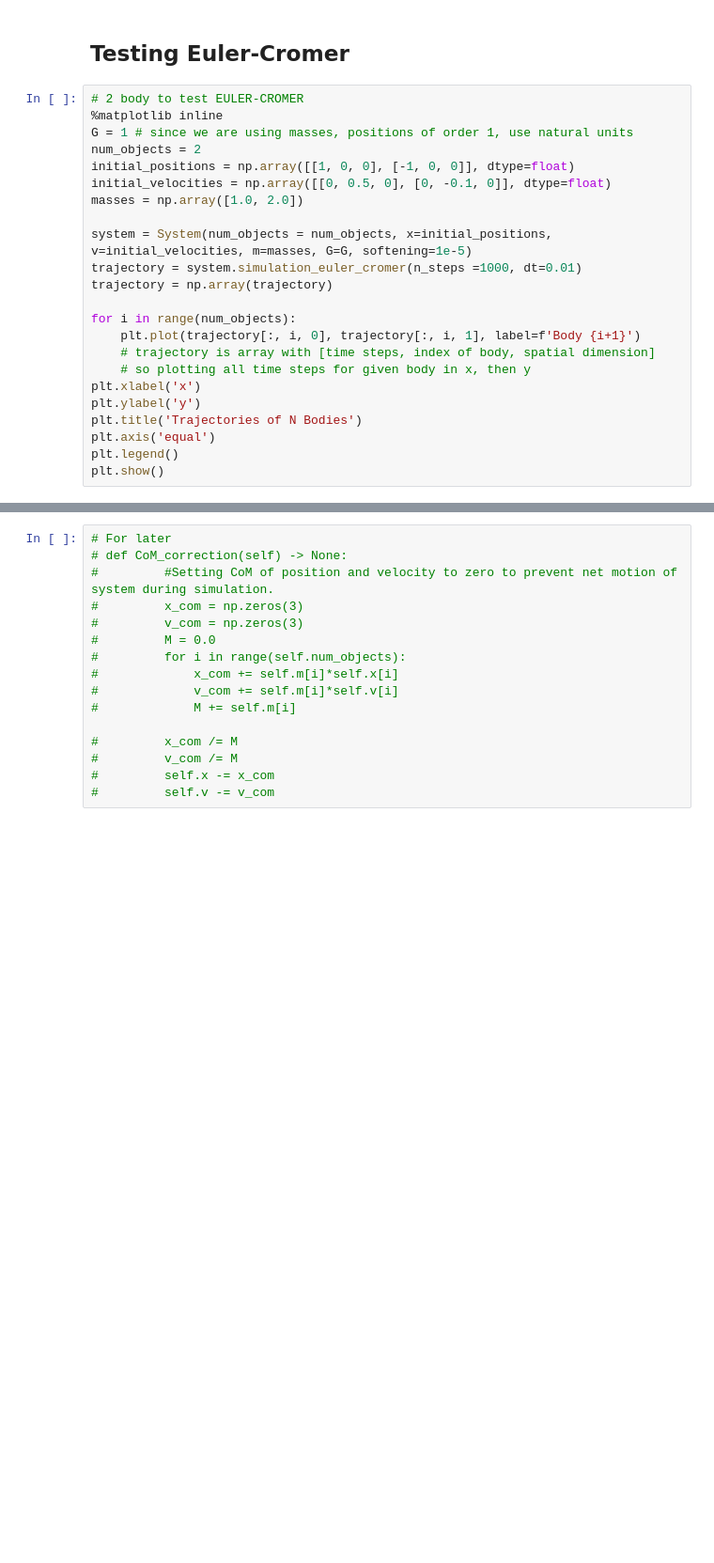
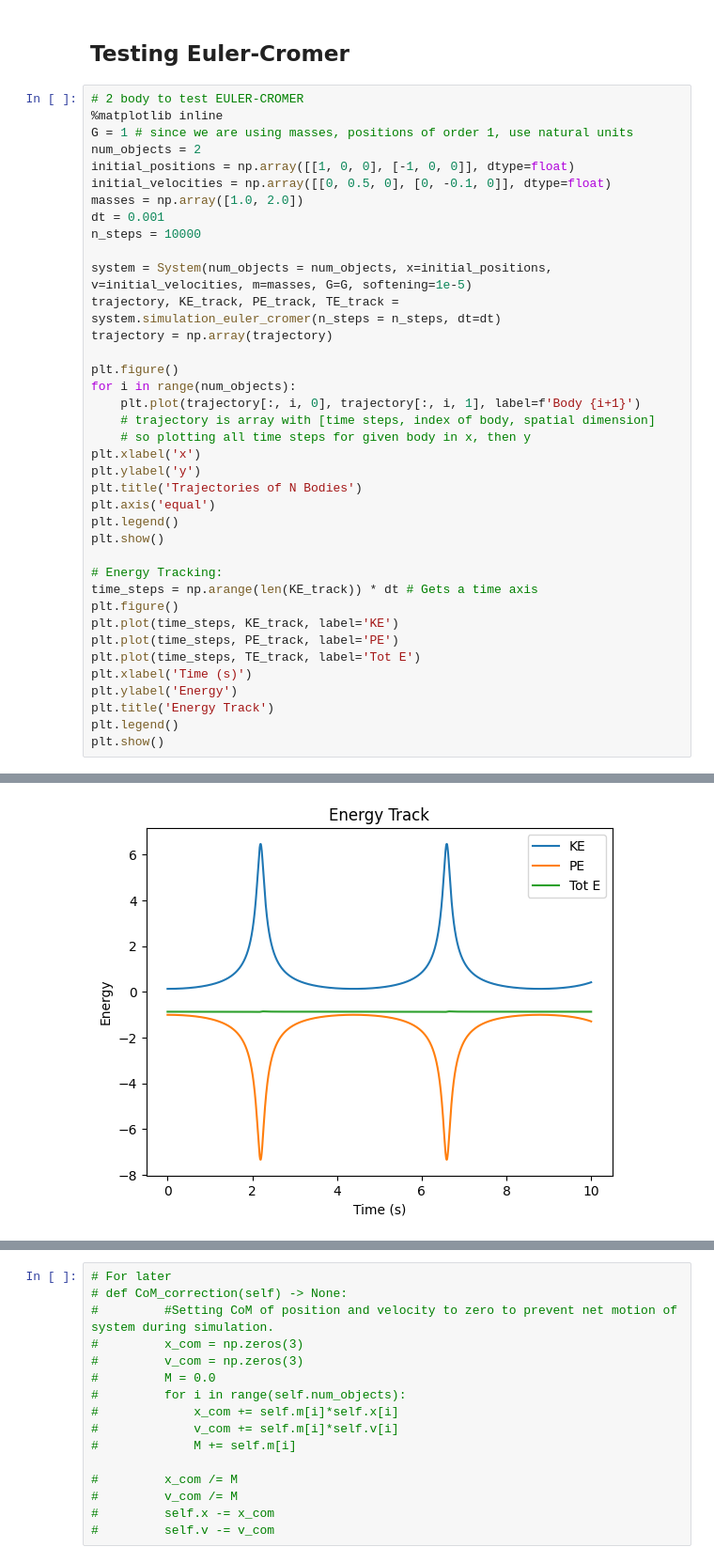
Before and after one commit to OliverPearce5/N-body_sim, a Jupyter notebook: nbody.ipynb, the cells around one changed output, grey strips where cells are left out. Shown at 94% size. Saved outputs shown, nothing was run; the diff lists cells and outputs as text; blank space fills up the shorter version.

```diff
--- a/nbody.ipynb
+++ b/nbody.ipynb
@@ -234,25 +247,41 @@ plt.show()
 # %%
 # 2 body to test EULER-CROMER
 %matplotlib inline
 G = 1 # since we are using masses, positions of order 1, use natural units
 num_objects = 2
 initial_positions = np.array([[1, 0, 0], [-1, 0, 0]], dtype=float)
 initial_velocities = np.array([[0, 0.5, 0], [0, -0.1, 0]], dtype=float)
 masses = np.array([1.0, 2.0])
+dt = 0.001
+n_steps = 10000
 
 system = System(num_objects = num_objects, x=initial_positions, v=initial_velocities, m=masses, G=G, softening=1e-5)
-trajectory = system.simulation_euler_cromer(n_steps =1000, dt=0.01)
+trajectory, KE_track, PE_track, TE_track = system.simulation_euler_cromer(n_steps = n_steps, dt=dt)
 trajectory = np.array(trajectory)
 
+plt.figure()
 for i in range(num_objects):
     plt.plot(trajectory[:, i, 0], trajectory[:, i, 1], label=f'Body {i+1}')
     # trajectory is array with [time steps, index of body, spatial dimension]
     # so plotting all time steps for given body in x, then y
 plt.xlabel('x')
 plt.ylabel('y')
 plt.title('Trajectories of N Bodies')
 plt.axis('equal')
 plt.legend()
 plt.show()
+
+# Energy Tracking:
+time_steps = np.arange(len(KE_track)) * dt # Gets a time axis
+plt.figure()
+plt.plot(time_steps, KE_track, label='KE')
+plt.plot(time_steps, PE_track, label='PE')
+plt.plot(time_steps, TE_track, label='Tot E')
+plt.xlabel('Time (s)')
+plt.ylabel('Energy')
+plt.title('Energy Track')
+plt.legend()
+plt.show()
 # %% [output]
 [figure]
+[figure, added]
```
Also changed, not shown: parts of 6 cells of this notebook.
